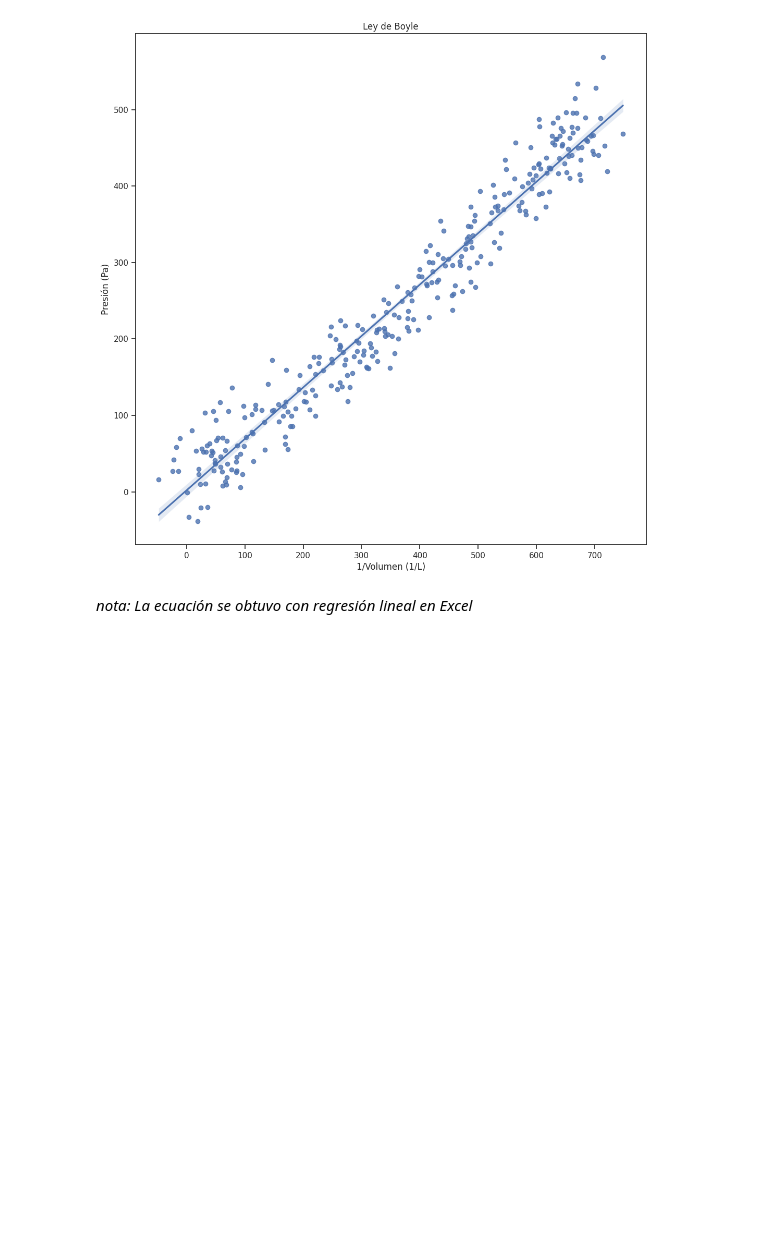
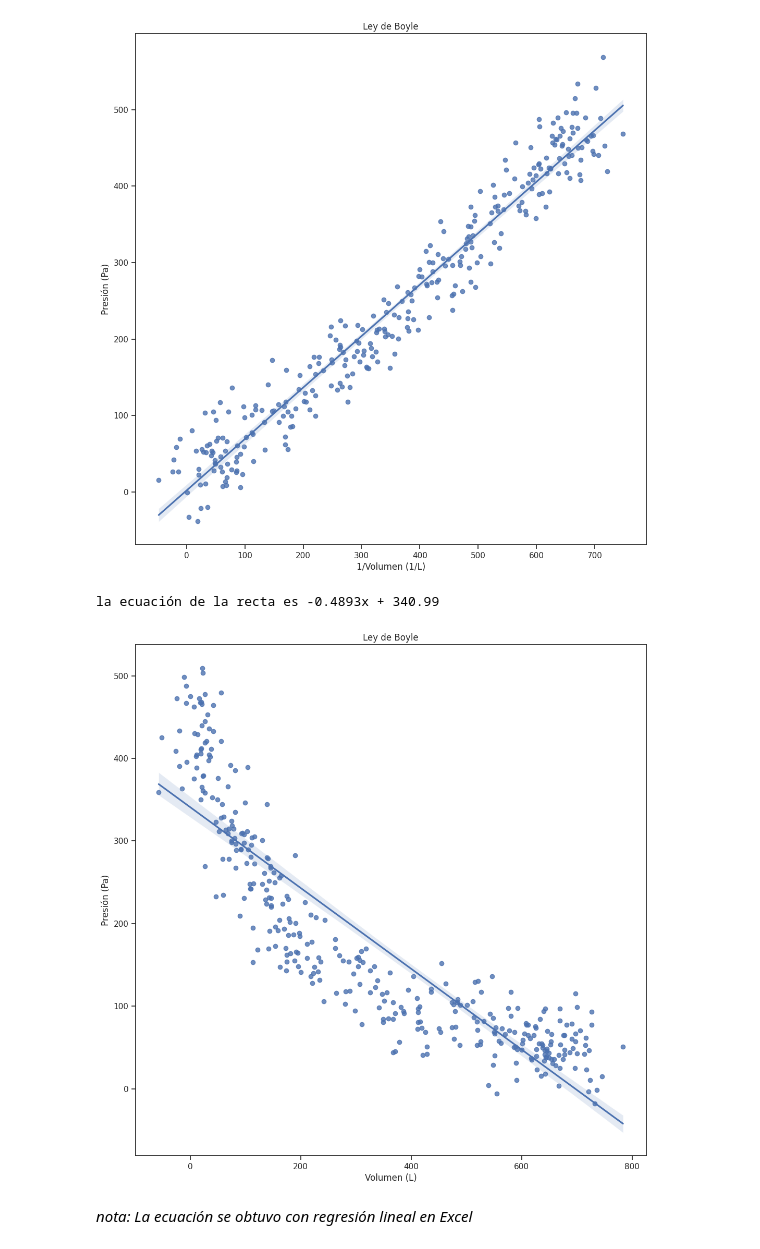
Before and after one commit to mrcastilla8/UNMSM, a Jupyter notebook: Gases_2.ipynb, the cells around one changed output. Saved outputs shown, nothing was run; the diff lists cells and outputs as text; code cells hidden in the pictures; blank space fills up the shorter version.

```diff
--- a/Gases_2.ipynb
+++ b/Gases_2.ipynb
@@ -64,6 +64,24 @@ plt.show()
 # %% [output]
 La ecuación de la recta es 0.6727x + 1.9839
 [figure]
+# %%
+import pandas as pd
+import seaborn as sns
+import matplotlib.pyplot as plt
+
+Boyle = pd.read_csv("pv2.csv")
+df = pd.DataFrame(Boyle)
+
+ax = sns.regplot(x = "x", y = "y", data = df)
+
+ax.set_xlabel('Volumen (L)')
+ax.set_ylabel('Presión (Pa)')
+ax.set_title('Ley de Boyle')
+print("la ecuación de la recta es -0.4893x + 340.99")
+plt.show()
+# %% [output]
+la ecuación de la recta es -0.4893x + 340.99
+[figure, added]
 # %% [markdown]
 *nota: La ecuación se obtuvo con regresión lineal en Excel*
 # %% [markdown]
```
Also changed, not shown: parts of 1 cell of this notebook.
